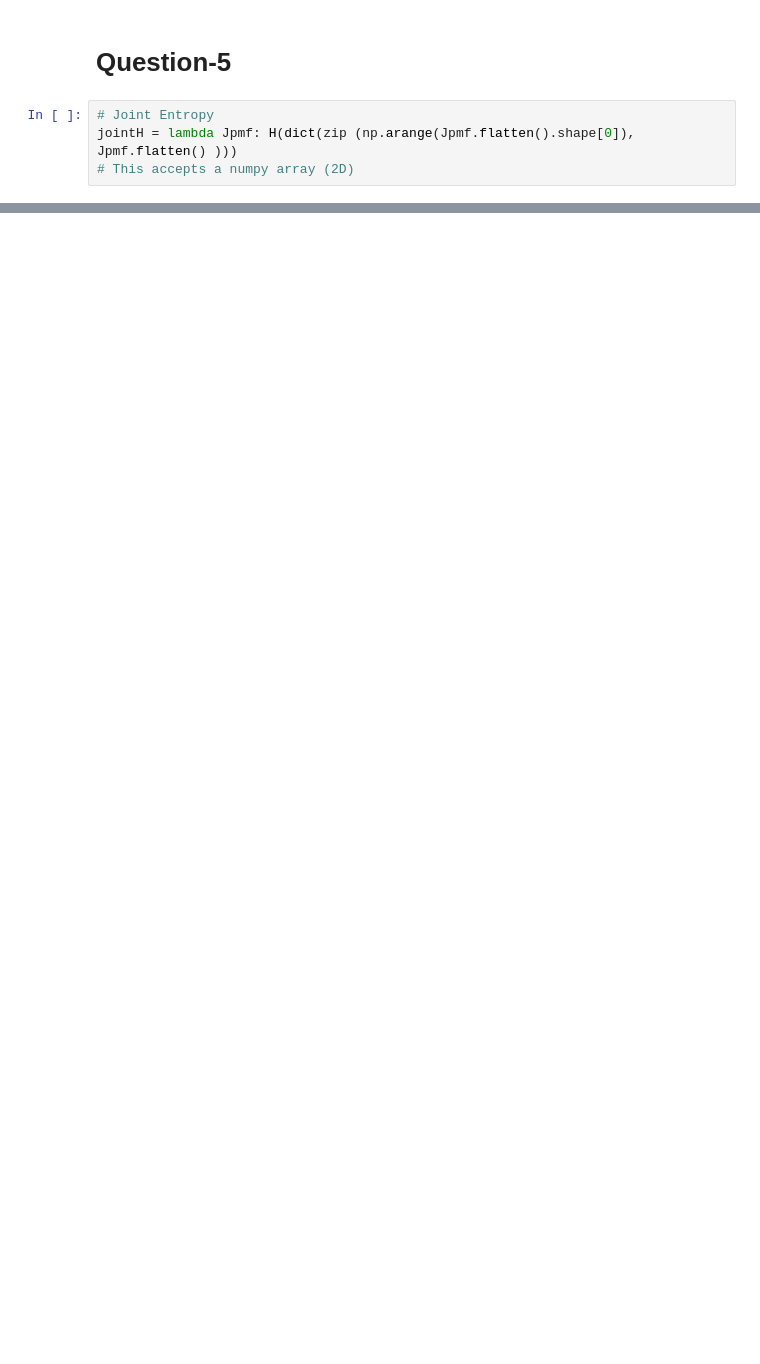
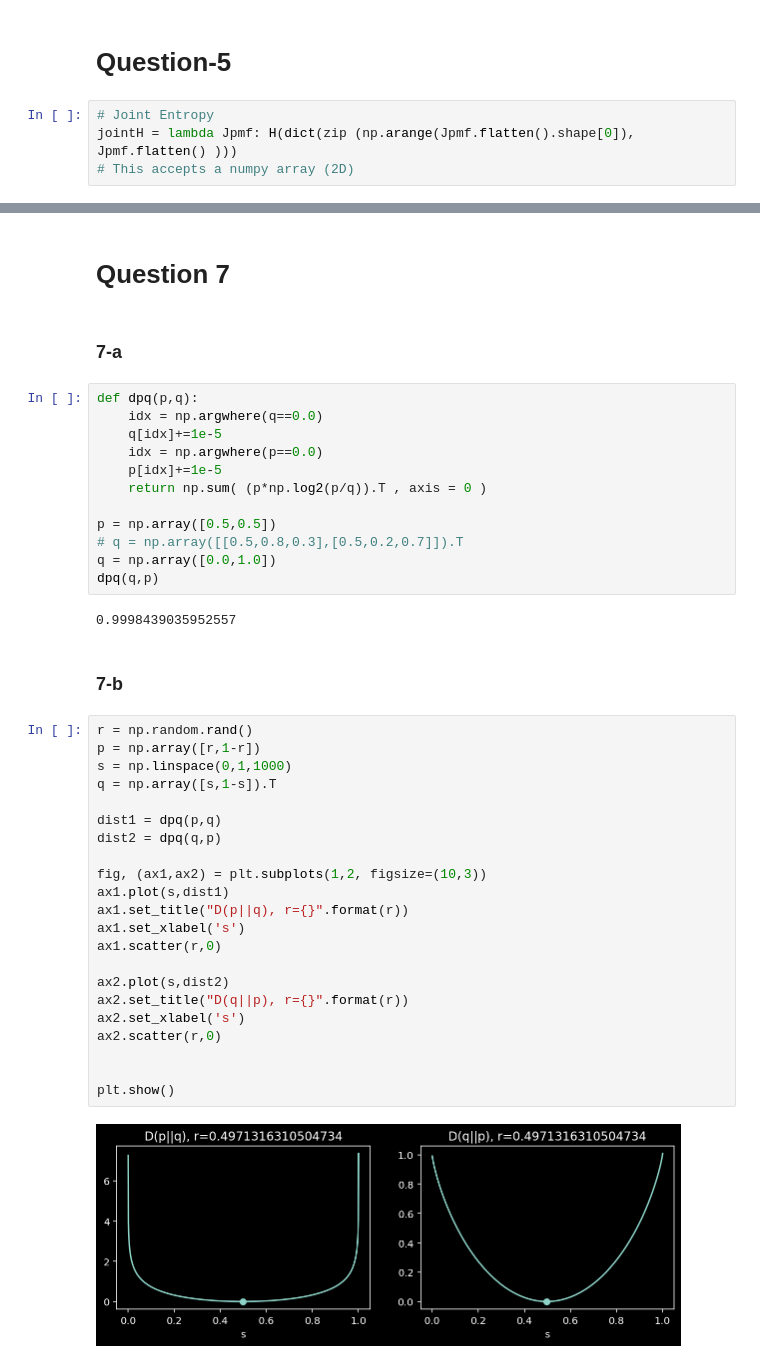
Before and after one commit to cmaspi/AI2100, a Jupyter notebook: assignment-1/ai20btech11006-hw1.ipynb, the cells around one changed output, grey strips where cells are left out. Drawn from its saved outputs; the diff is of its cells as text; blank space fills up the shorter version.

```diff
--- a/assignment-1/ai20btech11006-hw1.ipynb
+++ b/assignment-1/ai20btech11006-hw1.ipynb
@@ -210,3 +235,47 @@ print("Entropy:{}".format(entropy))
 # %% [output]
 [figure]
 Entropy:13.67520326338231
+# %% [markdown]
+# Question 7
+# %% [markdown]
+### 7-a
+# %%
+def dpq(p,q):
+    idx = np.argwhere(q==0.0)
+    q[idx]+=1e-5
+    idx = np.argwhere(p==0.0)
+    p[idx]+=1e-5
+    return np.sum( (p*np.log2(p/q)).T , axis = 0 )
+
+p = np.array([0.5,0.5])
+# q = np.array([[0.5,0.8,0.3],[0.5,0.2,0.7]]).T
+q = np.array([0.0,1.0])
+dpq(q,p)
+# %% [output]
+0.9998439035952557
+# %% [markdown]
+### 7-b
+# %%
+r = np.random.rand()
+p = np.array([r,1-r])
+s = np.linspace(0,1,1000)
+q = np.array([s,1-s]).T
+
+dist1 = dpq(p,q)
+dist2 = dpq(q,p)
+
+fig, (ax1,ax2) = plt.subplots(1,2, figsize=(10,3))
+ax1.plot(s,dist1)
+ax1.set_title("D(p||q), r={}".format(r))
+ax1.set_xlabel('s')
+ax1.scatter(r,0)
+
+ax2.plot(s,dist2)
+ax2.set_title("D(q||p), r={}".format(r))
+ax2.set_xlabel('s')
+ax2.scatter(r,0)
+
+
+plt.show()
+# %% [output]
+[figure, added]
```
Also changed, not shown: parts of 11 cells of this notebook, 5 other files.
